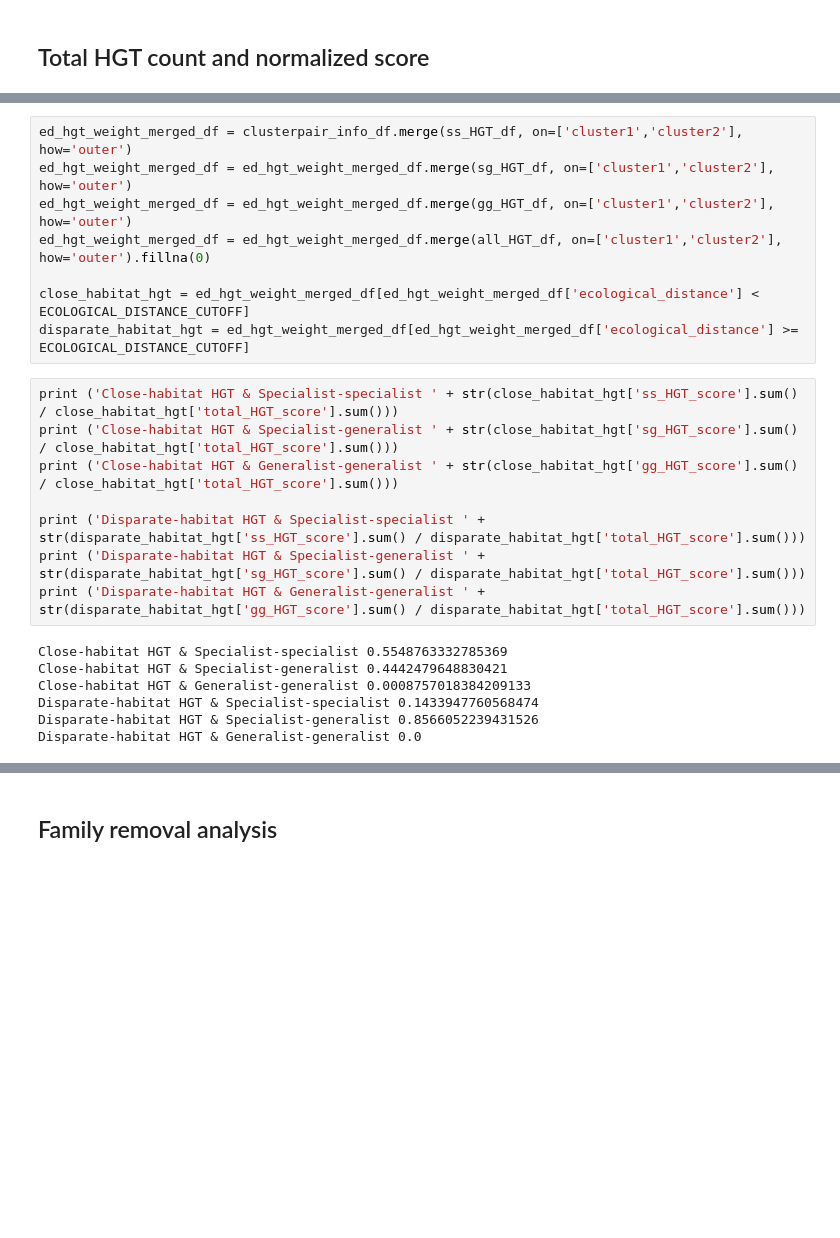
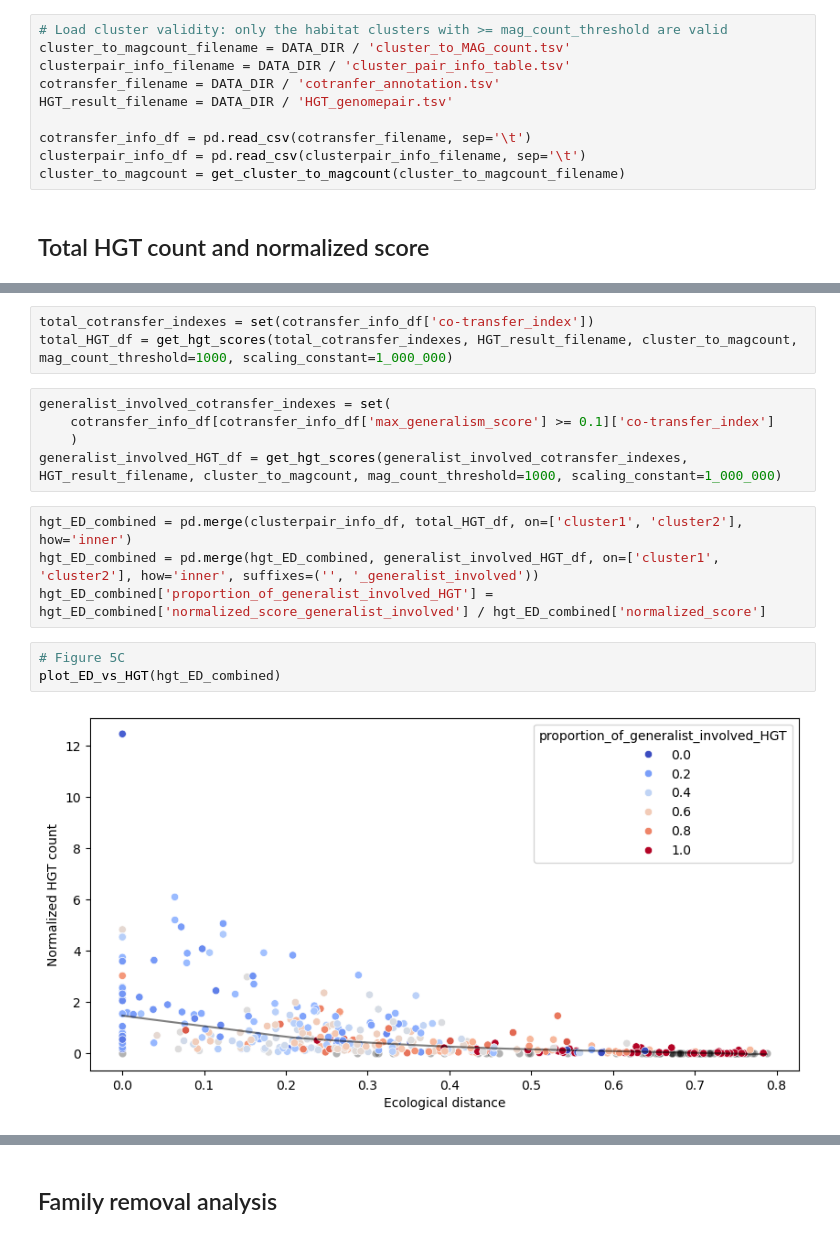
Before and after one commit to grp-bork/PlanetaryMicrobiomeHabitat_Kim_2025, a Jupyter notebook: horizontal_gene_transfer_analysis.ipynb, the cells around one changed output, grey strips where cells are left out. Cells and saved outputs as stored; diff of their text form; blank space fills up the shorter version.

```diff
--- a/horizontal_gene_transfer_analysis.ipynb
+++ b/horizontal_gene_transfer_analysis.ipynb
@@ -212,2 +30,12 @@ with open(GTDB_TAXMAP_FILENAME) as fp:
+# %%
+# Load cluster validity: only the habitat clusters with >= mag_count_threshold are valid
+cluster_to_magcount_filename = DATA_DIR / 'cluster_to_MAG_count.tsv'
+clusterpair_info_filename = DATA_DIR / 'cluster_pair_info_table.tsv'
+cotransfer_filename = DATA_DIR / 'cotranfer_annotation.tsv'
+HGT_result_filename = DATA_DIR / 'HGT_genomepair.tsv'
+
+cotransfer_info_df = pd.read_csv(cotransfer_filename, sep='\t')
+clusterpair_info_df = pd.read_csv(clusterpair_info_filename, sep='\t')
+cluster_to_magcount = get_cluster_to_magcount(cluster_to_magcount_filename)
 # %% [markdown]
 ## Total HGT count and normalized score
@@ -265,23 +42,17 @@ gg_HGT_df = gg_HGT_df[['cluster1','cluster2','gg_HGT_score']]
-# %%
-ed_hgt_weight_merged_df = clusterpair_info_df.merge(ss_HGT_df, on=['cluster1','cluster2'], how='outer')
-ed_hgt_weight_merged_df = ed_hgt_weight_merged_df.merge(sg_HGT_df, on=['cluster1','cluster2'], how='outer')
-ed_hgt_weight_merged_df = ed_hgt_weight_merged_df.merge(gg_HGT_df, on=['cluster1','cluster2'], how='outer')
-ed_hgt_weight_merged_df = ed_hgt_weight_merged_df.merge(all_HGT_df, on=['cluster1','cluster2'], how='outer').fillna(0)
-
-close_habitat_hgt = ed_hgt_weight_merged_df[ed_hgt_weight_merged_df['ecological_distance'] < ECOLOGICAL_DISTANCE_CUTOFF]
-disparate_habitat_hgt = ed_hgt_weight_merged_df[ed_hgt_weight_merged_df['ecological_distance'] >= ECOLOGICAL_DISTANCE_CUTOFF]
-# %%
-print ('Close-habitat HGT & Specialist-specialist ' + str(close_habitat_hgt['ss_HGT_score'].sum() / close_habitat_hgt['total_HGT_score'].sum()))
-print ('Close-habitat HGT & Specialist-generalist ' + str(close_habitat_hgt['sg_HGT_score'].sum() / close_habitat_hgt['total_HGT_score'].sum()))
-print ('Close-habitat HGT & Generalist-generalist ' + str(close_habitat_hgt['gg_HGT_score'].sum() / close_habitat_hgt['total_HGT_score'].sum()))
-
-print ('Disparate-habitat HGT & Specialist-specialist ' + str(disparate_habitat_hgt['ss_HGT_score'].sum() / disparate_habitat_hgt['total_HGT_score'].sum()))
-print ('Disparate-habitat HGT & Specialist-generalist ' + str(disparate_habitat_hgt['sg_HGT_score'].sum() / disparate_habitat_hgt['total_HGT_score'].sum()))
-print ('Disparate-habitat HGT & Generalist-generalist ' + str(disparate_habitat_hgt['gg_HGT_score'].sum() / disparate_habitat_hgt['total_HGT_score'].sum()))
-# %% [output]
-Close-habitat HGT & Specialist-specialist 0.5548763332785369
-Close-habitat HGT & Specialist-generalist 0.4442479648830421
-Close-habitat HGT & Generalist-generalist 0.0008757018384209133
-Disparate-habitat HGT & Specialist-specialist 0.1433947760568474
-Disparate-habitat HGT & Specialist-generalist 0.8566052239431526
-Disparate-habitat HGT & Generalist-generalist 0.0
+# %%
+total_cotransfer_indexes = set(cotransfer_info_df['co-transfer_index'])
+total_HGT_df = get_hgt_scores(total_cotransfer_indexes, HGT_result_filename, cluster_to_magcount, mag_count_threshold=1000, scaling_constant=1_000_000)
+# %%
+generalist_involved_cotransfer_indexes = set(
+    cotransfer_info_df[cotransfer_info_df['max_generalism_score'] >= 0.1]['co-transfer_index']
+    )
+generalist_involved_HGT_df = get_hgt_scores(generalist_involved_cotransfer_indexes, HGT_result_filename, cluster_to_magcount, mag_count_threshold=1000, scaling_constant=1_000_000)
+# %%
+hgt_ED_combined = pd.merge(clusterpair_info_df, total_HGT_df, on=['cluster1', 'cluster2'], how='inner')
+hgt_ED_combined = pd.merge(hgt_ED_combined, generalist_involved_HGT_df, on=['cluster1', 'cluster2'], how='inner', suffixes=('', '_generalist_involved'))
+hgt_ED_combined['proportion_of_generalist_involved_HGT'] =  hgt_ED_combined['normalized_score_generalist_involved'] / hgt_ED_combined['normalized_score']
+# %%
+# Figure 5C
+plot_ED_vs_HGT(hgt_ED_combined)
+# %% [output]
+[figure, added]
```
Also changed, not shown: parts of 41 cells of this notebook, 9 other files.
